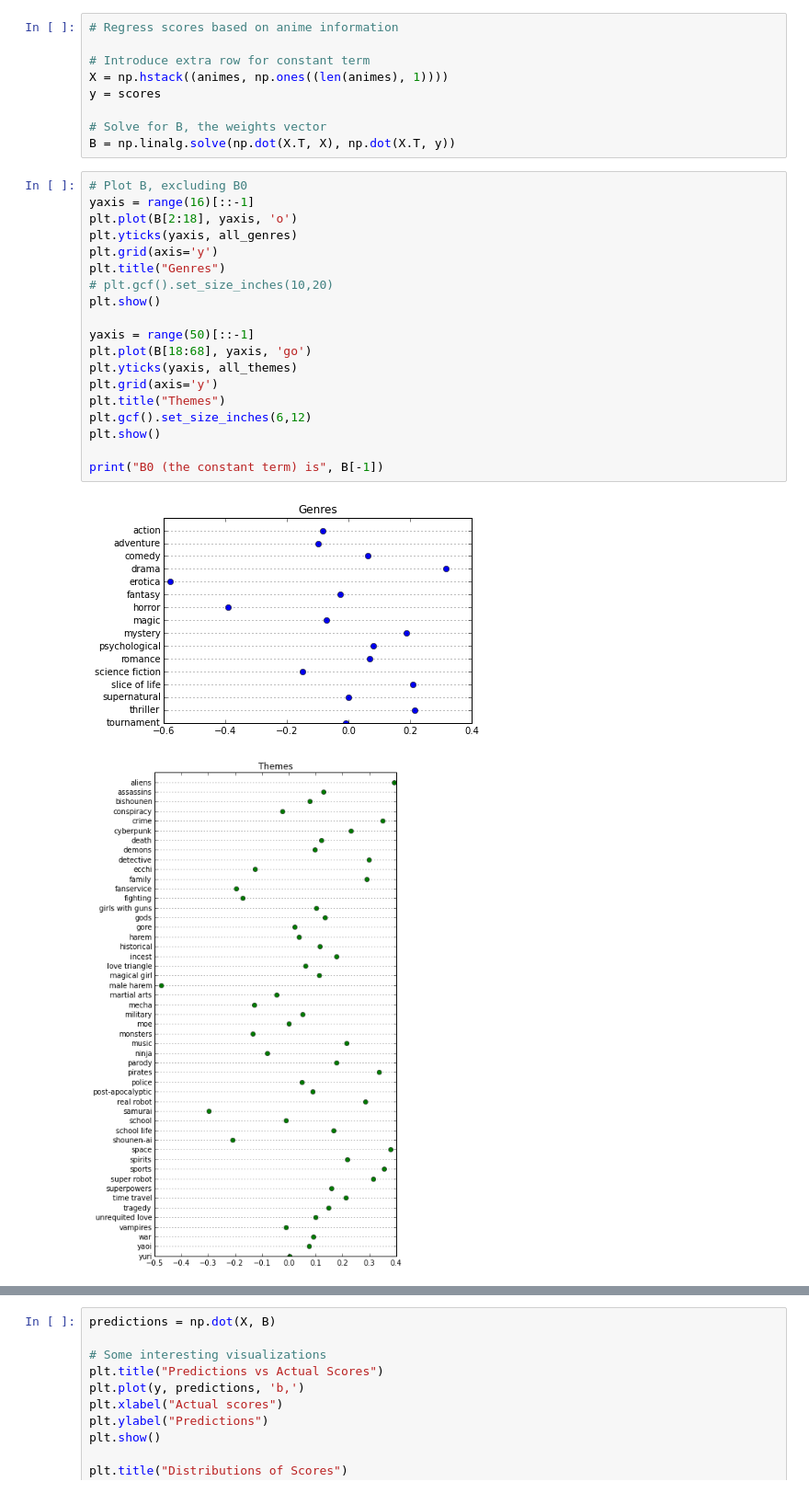
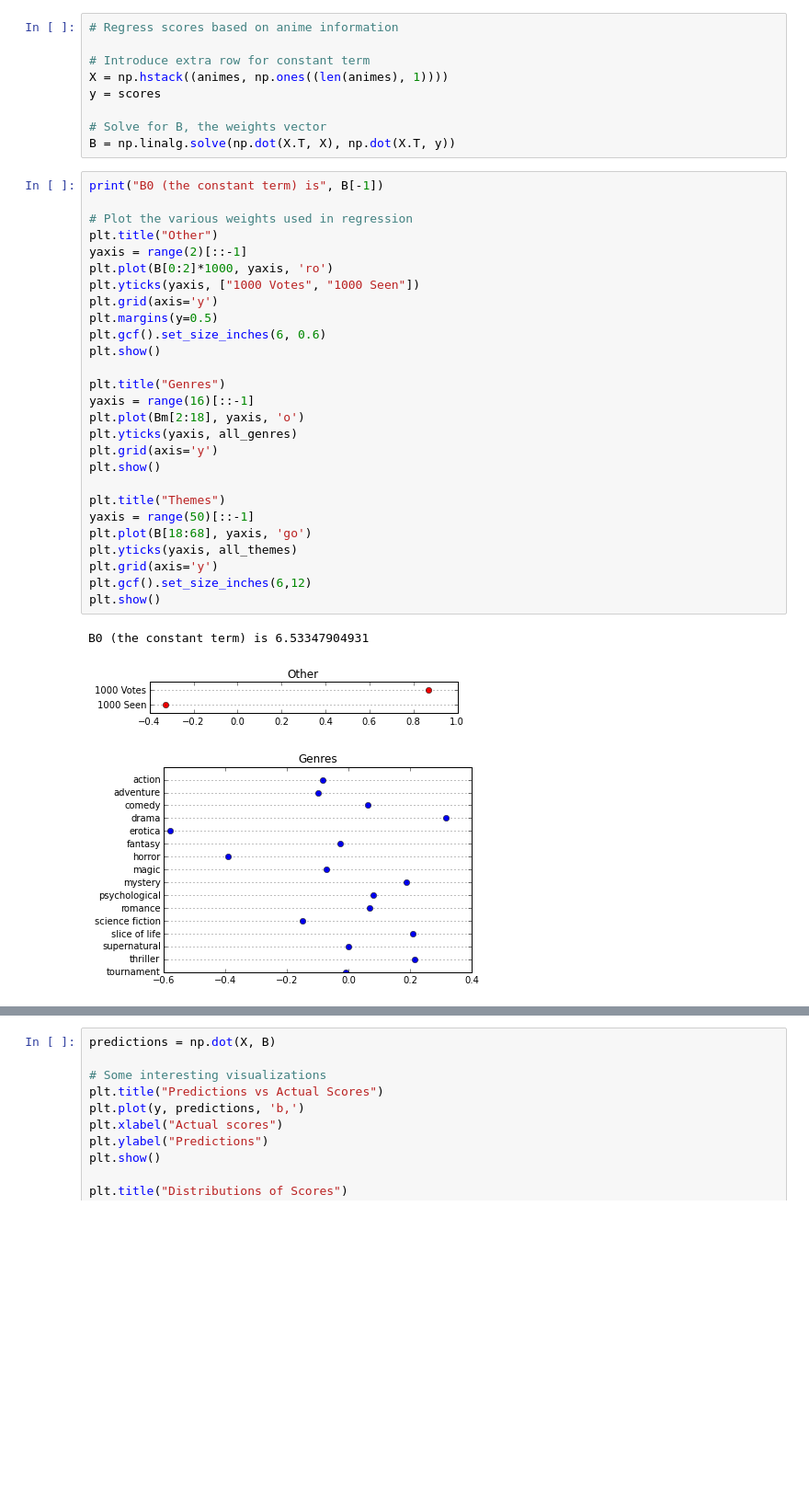
Before and after one commit to akrolsmir/cs189, a Jupyter notebook: proj/proj.ipynb, the cells around one changed output, grey strips where cells are left out. Shown at 92% size. Saved outputs shown, nothing was run; the diff lists cells and outputs as text; blank space fills up the shorter version.

```diff
--- a/proj/proj.ipynb
+++ b/proj/proj.ipynb
@@ -77,24 +95,33 @@ y = scores
 # Solve for B, the weights vector
 B = np.linalg.solve(np.dot(X.T, X), np.dot(X.T, y))
 # %%
-# Plot B, excluding B0
+print("B0 (the constant term) is", B[-1])
+
+# Plot the various weights used in regression
+plt.title("Other")
+yaxis = range(2)[::-1]
+plt.plot(B[0:2]*1000, yaxis, 'ro')
+plt.yticks(yaxis, ["1000 Votes", "1000 Seen"])
+plt.grid(axis='y')
+plt.margins(y=0.5)
+plt.gcf().set_size_inches(6, 0.6)
+plt.show()
+
+plt.title("Genres")
 yaxis = range(16)[::-1]
-plt.plot(B[2:18], yaxis, 'o')
+plt.plot(Bm[2:18], yaxis, 'o')
 plt.yticks(yaxis, all_genres)
 plt.grid(axis='y')
-plt.title("Genres")
-# plt.gcf().set_size_inches(10,20)
 plt.show()
 
+plt.title("Themes")
 yaxis = range(50)[::-1]
 plt.plot(B[18:68], yaxis, 'go')
 plt.yticks(yaxis, all_themes)
 plt.grid(axis='y')
-plt.title("Themes")
 plt.gcf().set_size_inches(6,12)
 plt.show()
-
-print("B0 (the constant term) is", B[-1])
 # %% [output]
+B0 (the constant term) is 6.53347904931
-[figure, old version]
+[figure, new version]
-[figure, old version]
+[figure, new version]
```
Also changed, not shown: parts of 14 cells of this notebook, 13 other files.
